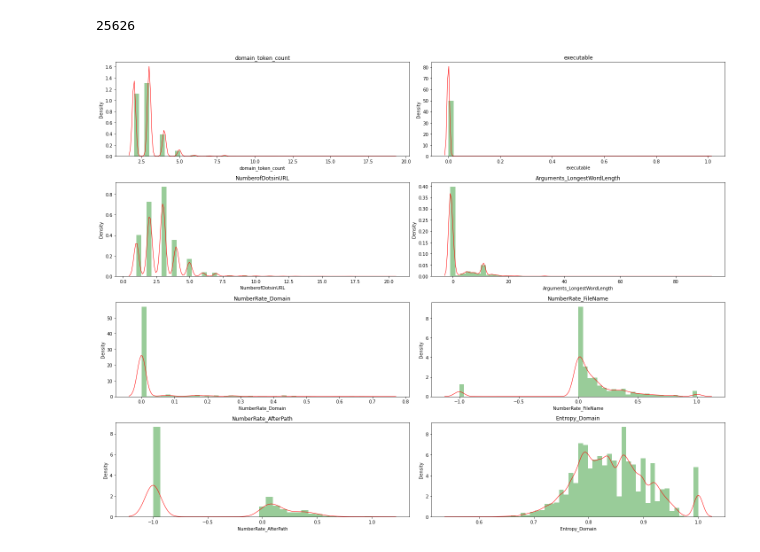
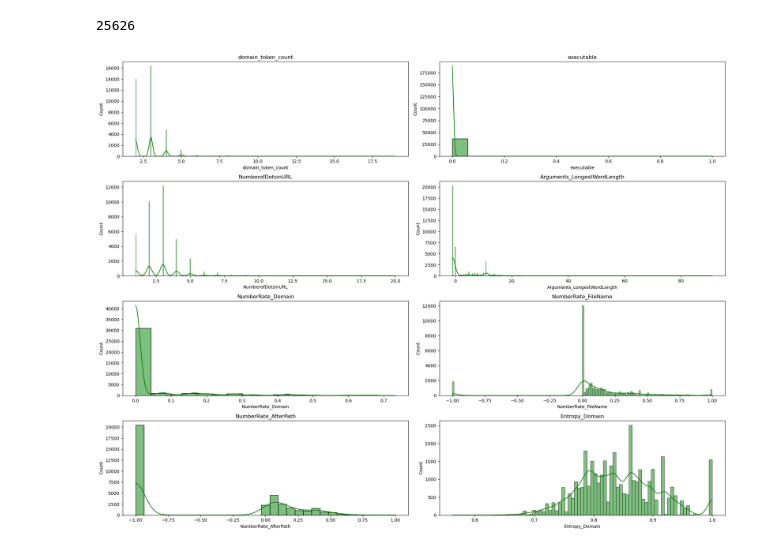
Before and after one commit to QLeBot/Clustering-analysis-techniques-for-cyber-attack-data, a Jupyter notebook: AutoencoderAll.ipynb, the cells around one changed output. Cells and saved outputs as stored; diff of their text form; code cells hidden in the pictures.

```diff
--- a/AutoencoderAll.ipynb
+++ b/AutoencoderAll.ipynb
@@ -49,10 +49,11 @@ df.duplicated().sum()
 # %%
 plt.figure(figsize=(20,60))
 for i in range(len(df.columns)-1):
   plt.subplot(16, 2, i+1)
-  sns.distplot(df[df.columns[i]], kde_kws={"color": "r", "lw": 1, "label": "KDE"}, hist_kws={"color": "g"})
+  #sns.distplot(df[df.columns[i]], kde_kws={"color": "r", "lw": 1, "label": "KDE"}, hist_kws={"color": "g"})
+  sns.histplot(data=df, x=df.columns[i], kde=True, color='g')
   plt.title(df.columns[i])
 
 plt.tight_layout()
 # %% [output]
-[figure, old version]
+[figure, new version]
```
Also changed, not shown: parts of 1 cell of this notebook, 10 other files.
